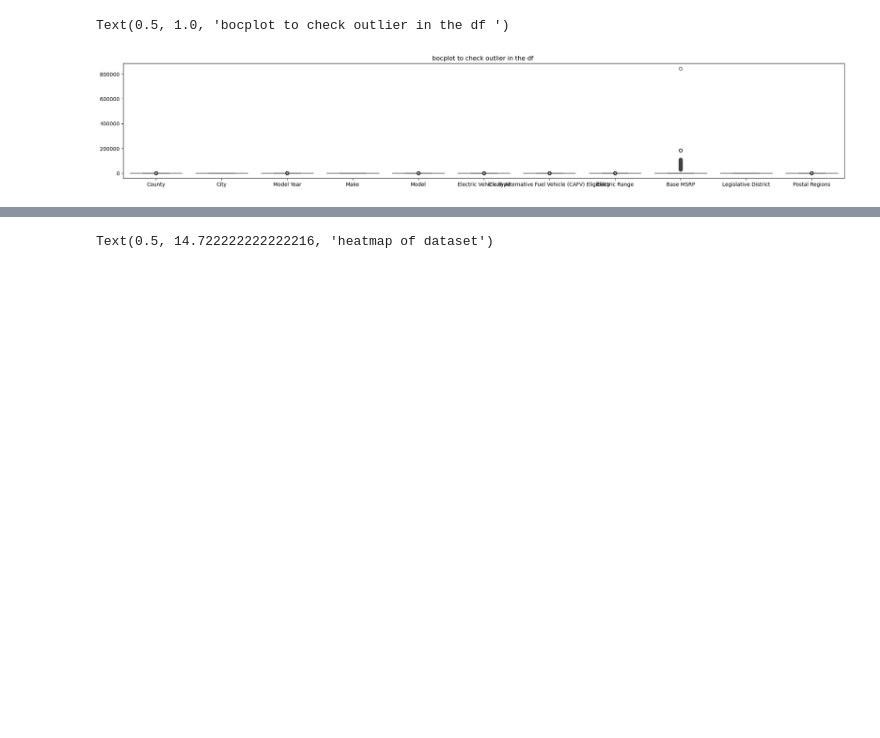
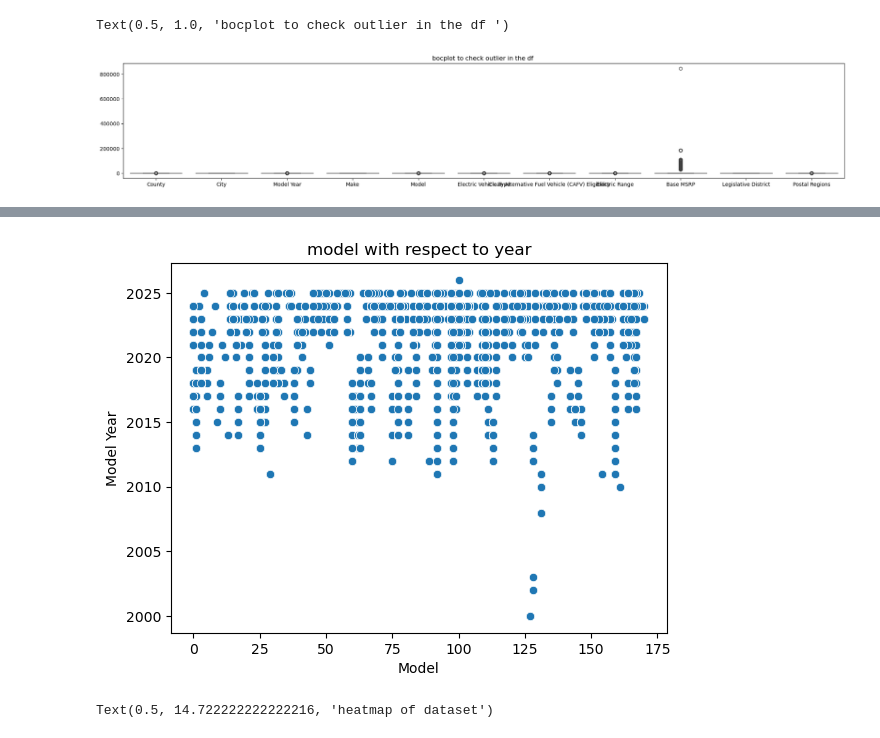
Before and after one commit to maansesharma/air_quality_dataset, a Jupyter notebook: electric_behicle_code_file.ipynb, the cells around one changed output, grey strips where cells are left out. Cells and saved outputs as stored; diff of their text form; code cells hidden in the pictures; blank space fills up the shorter version.

```diff
--- a/electric_behicle_code_file.ipynb
+++ b/electric_behicle_code_file.ipynb
@@ -160,6 +190,12 @@ df.corr()
 | Base MSRP | -0.001233 | -0.006163 | -0.227054 | 0.017745 | -0.005636 | 0.035472 | -0.076472 | ... |
 | Legislative District | -0.098395 | 0.005888 | -0.012793 | 0.038356 | -0.007680 | -0.056396 | 0.035605 | ... |
 | Postal Regions | 0.021583 | 0.202853 | -0.044380 | -0.061688 | -0.005466 | 0.084852 | -0.057918 | ... |
+# %%
+sns.scatterplot(x = df['Model'], y = df['Model Year'] )
+plt.title("model with respect to year")
+plt.show()
+# %% [output]
+[figure, added]
 # %%
 plt.figure(figsize =(8,4))
 sns.heatmap(df.corr() , annot  = True , cmap  = 'coolwarm')
```
Also changed, not shown: parts of 30 cells of this notebook, 5 other files.
